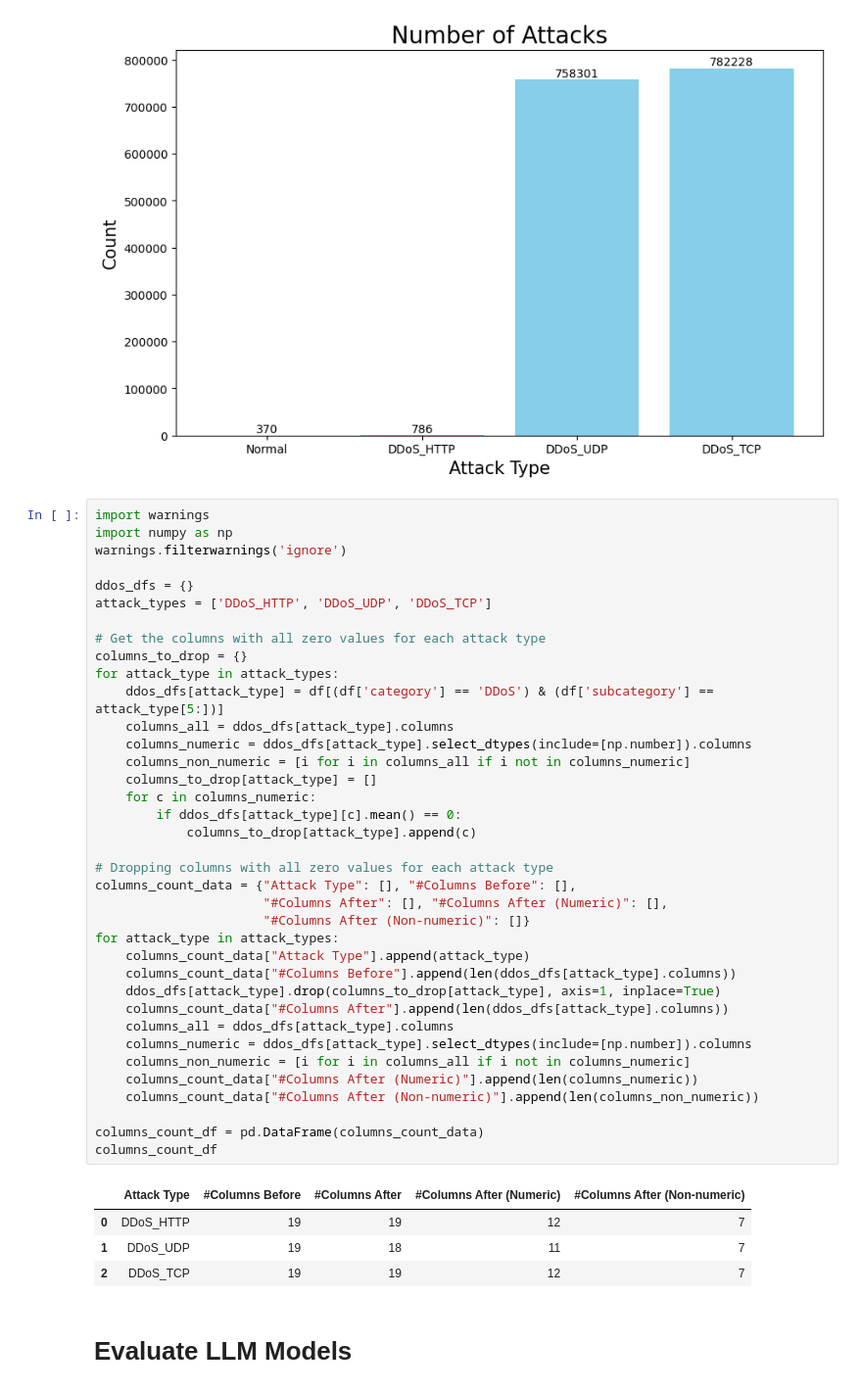
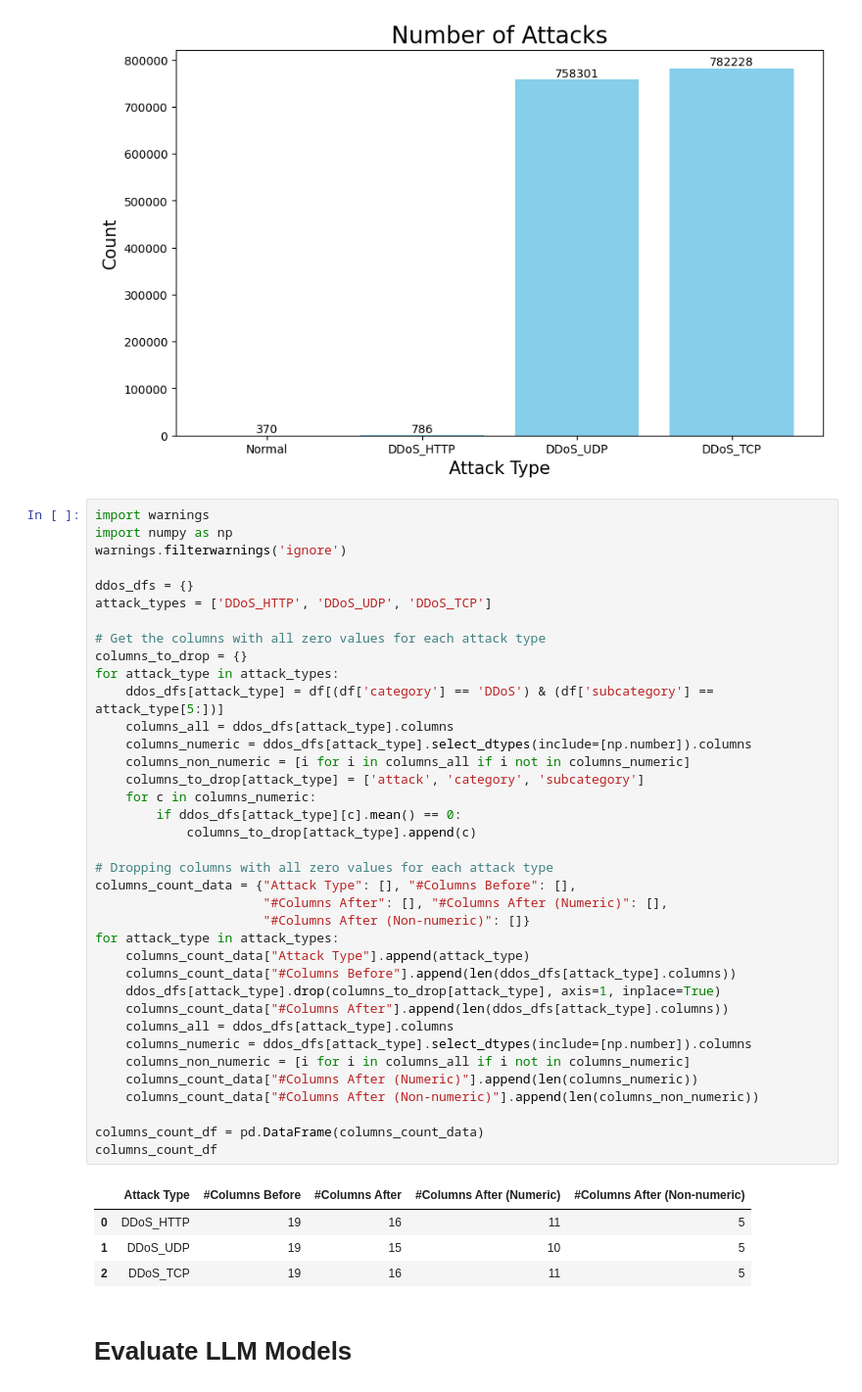
Before and after one commit to binodmx/iot-hids-pg, a Jupyter notebook: llm-demo-3.ipynb, the cells around one changed output. Shown at 98% size. Saved outputs shown, nothing was run; the diff lists cells and outputs as text.

```diff
--- a/llm-demo-3.ipynb
+++ b/llm-demo-3.ipynb
@@ -91,37 +98,37 @@ attack_types = ['DDoS_HTTP', 'DDoS_UDP', 'DDoS_TCP']
 # Get the columns with all zero values for each attack type
 columns_to_drop = {}
 for attack_type in attack_types:
     ddos_dfs[attack_type] = df[(df['category'] == 'DDoS') & (df['subcategory'] == attack_type[5:])]
     columns_all = ddos_dfs[attack_type].columns
     columns_numeric = ddos_dfs[attack_type].select_dtypes(include=[np.number]).columns
     columns_non_numeric = [i for i in columns_all if i not in columns_numeric]
-    columns_to_drop[attack_type] = []
+    columns_to_drop[attack_type] = ['attack', 'category', 'subcategory']
     for c in columns_numeric:
         if ddos_dfs[attack_type][c].mean() == 0:
             columns_to_drop[attack_type].append(c)
 
 # Dropping columns with all zero values for each attack type
 columns_count_data = {"Attack Type": [], "#Columns Before": [],
                       "#Columns After": [], "#Columns After (Numeric)": [],
                       "#Columns After (Non-numeric)": []}
 for attack_type in attack_types:
     columns_count_data["Attack Type"].append(attack_type)
     columns_count_data["#Columns Before"].append(len(ddos_dfs[attack_type].columns))
     ddos_dfs[attack_type].drop(columns_to_drop[attack_type], axis=1, inplace=True)
     columns_count_data["#Columns After"].append(len(ddos_dfs[attack_type].columns))
     columns_all = ddos_dfs[attack_type].columns
     columns_numeric = ddos_dfs[attack_type].select_dtypes(include=[np.number]).columns
     columns_non_numeric = [i for i in columns_all if i not in columns_numeric]
     columns_count_data["#Columns After (Numeric)"].append(len(columns_numeric))
     columns_count_data["#Columns After (Non-numeric)"].append(len(columns_non_numeric))
 
 columns_count_df = pd.DataFrame(columns_count_data)
 columns_count_df
 # %% [output]
 |  | Attack Type | #Columns Before | #Columns After | #Columns After (Numeric) | #Columns After (Non-numeric) |
-| 0 | DDoS_HTTP | 19 | 19 | 12 | 7 |
-| 1 | DDoS_UDP | 19 | 18 | 11 | 7 |
-| 2 | DDoS_TCP | 19 | 19 | 12 | 7 |
+| 0 | DDoS_HTTP | 19 | 16 | 11 | 5 |
+| 1 | DDoS_UDP | 19 | 15 | 10 | 5 |
+| 2 | DDoS_TCP | 19 | 16 | 11 | 5 |
 # %% [markdown]
 # Evaluate LLM Models
 # %%
```
Also changed, not shown: parts of 4 cells of this notebook, 2 other files.
